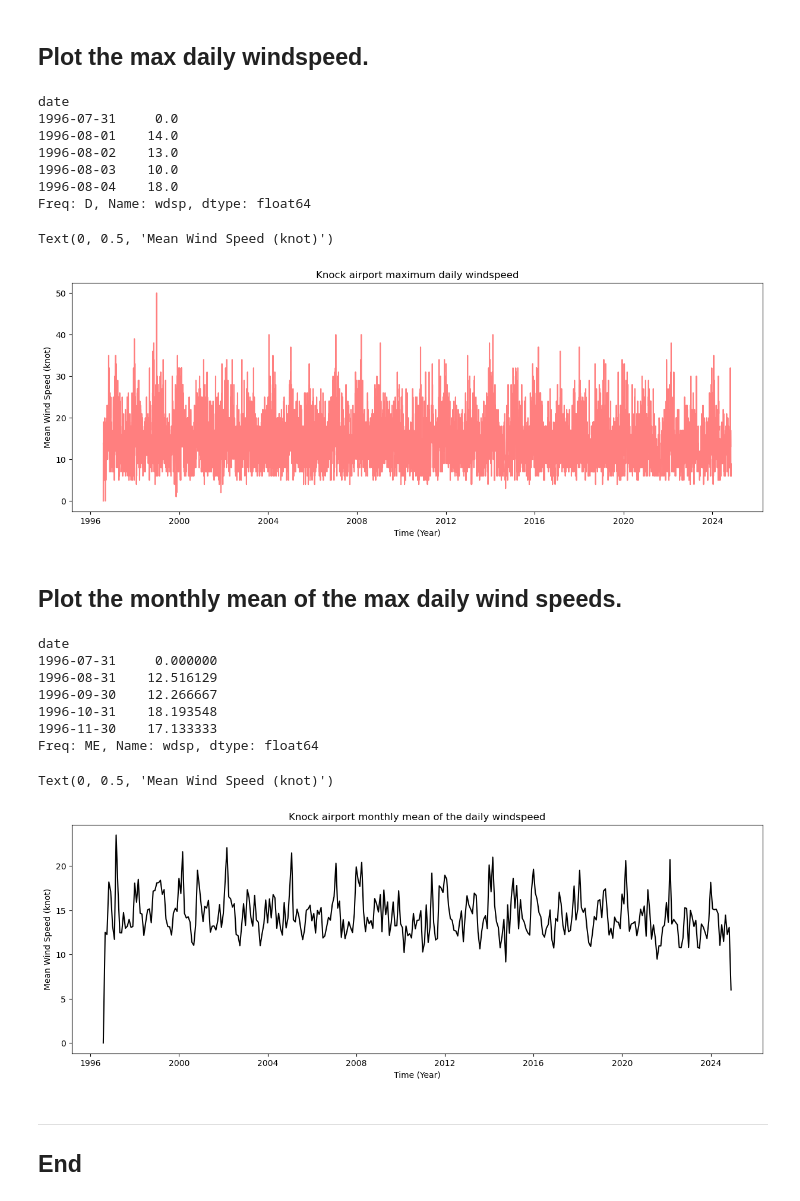
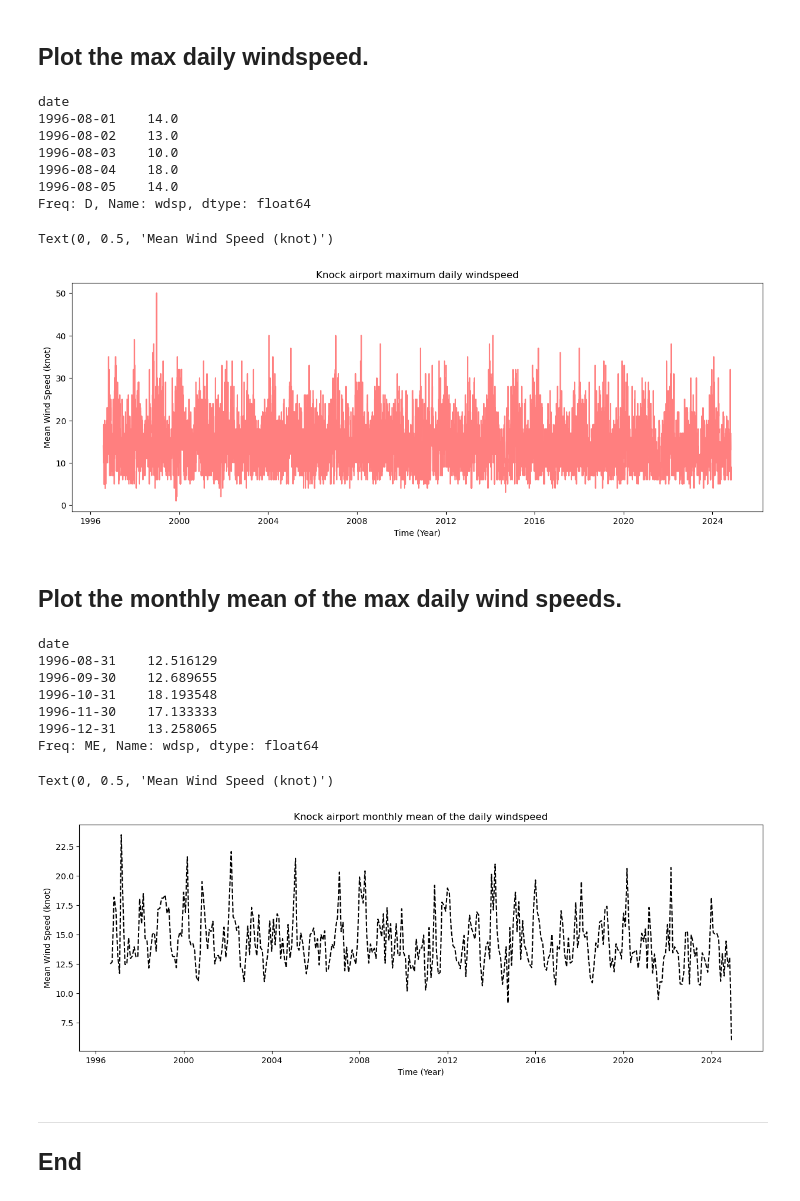
Before and after one commit to eoghanpw/PFDA-assignments, a Jupyter notebook: assignment_6_weather.ipynb, the cells around one changed output. Cells and saved outputs as stored; diff of their text form; code cells hidden in the pictures.

```diff
--- a/assignment_6_weather.ipynb
+++ b/assignment_6_weather.ipynb
@@ -247,7 +247,11 @@ dtypes: float64(1)
 memory usage: 3.8 MB
 # %%
 # Drop NaN's.
-windspeed_clean = windspeed.dropna()
+windspeed_na = windspeed.dropna()
+
+# Drop zero values.
+
+windspeed_clean = windspeed_na.loc[windspeed !=0]
 
 # Plot
 fig, ax = plt.subplots(figsize=(15, 5))
@@ -299,11 +303,11 @@ max_daily_windspeed = windspeed_clean.resample("D").max()
 max_daily_windspeed.head()
 # %% [output]
 date
-1996-07-31     0.0
 1996-08-01    14.0
 1996-08-02    13.0
 1996-08-03    10.0
 1996-08-04    18.0
+1996-08-05    14.0
 Freq: D, Name: wdsp, dtype: float64
 # %%
 # Plot.
@@ -316,7 +320,7 @@ ax.set_xlabel("Time (Year)")
 ax.set_ylabel("Mean Wind Speed (knot)")
 # %% [output]
 Text(0, 0.5, 'Mean Wind Speed (knot)')
-[figure, old version]
+[figure, new version]
 # %% [markdown]
 ## Plot the monthly mean of the max daily wind speeds.
 # %%
@@ -326,24 +330,24 @@ monthly_windspeed = max_daily_windspeed.resample("ME").mean()
 monthly_windspeed.head()
 # %% [output]
 date
-1996-07-31     0.000000
 1996-08-31    12.516129
-1996-09-30    12.266667
+1996-09-30    12.689655
 1996-10-31    18.193548
 1996-11-30    17.133333
+1996-12-31    13.258065
 Freq: ME, Name: wdsp, dtype: float64
 # %%
 # Plot.
 fig, ax = plt.subplots(figsize=(15, 5))
 
-ax.plot(monthly_windspeed, color="black")
+ax.plot(monthly_windspeed, "--", color="black")
 
 ax.set_title("Knock airport monthly mean of the daily windspeed")
 ax.set_xlabel("Time (Year)")
 ax.set_ylabel("Mean Wind Speed (knot)")
 # %% [output]
 Text(0, 0.5, 'Mean Wind Speed (knot)')
-[figure, old version]
+[figure, new version]
 # %% [markdown]
 ****
 ## End
```
Also changed, not shown: parts of 4 cells of this notebook.
